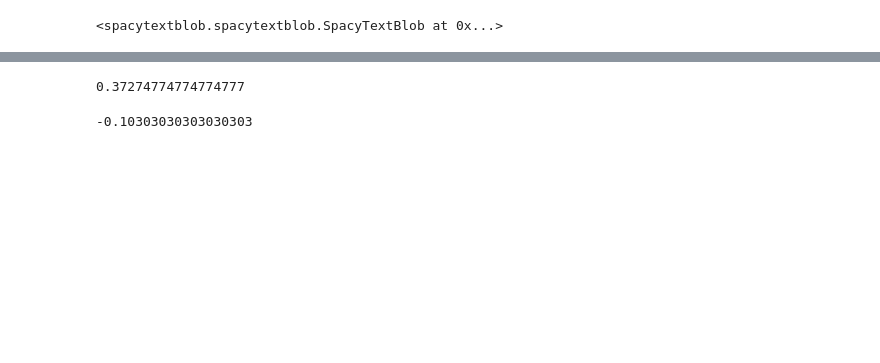
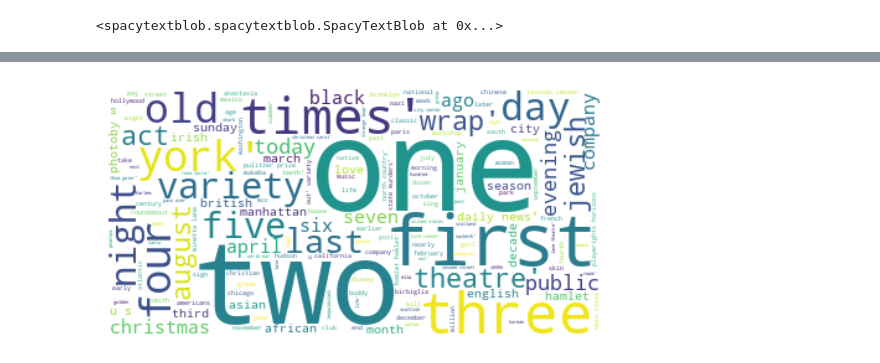
Before and after one commit to kai-tama/Capstone-3, a Jupyter notebook: Notebooks/EDA.ipynb, the cells around one changed output, grey strips where cells are left out. Saved outputs shown, nothing was run; the diff lists cells and outputs as text; code cells hidden in the pictures; blank space fills up the shorter version.

```diff
--- a/Notebooks/EDA.ipynb
+++ b/Notebooks/EDA.ipynb
@@ -143,12 +290,19 @@ def remove_stopwords(text):
+# %%
+def remove_people(text):
+    doc2 = nlp(text)
+    persons = [ent.text for ent in doc2.ents if not ent.label_ == 'PERSON']
+    return ' '.join(persons)
 # %%
-reviews_df['cleaned_text'] = reviews_df['body'].apply(remove_stopwords)
+reviews_df['cleaned_text'] = reviews_df['body'].apply(remove_people)
-# %%
-reviews_df['new_polarity'] = reviews_df['cleaned_text'].apply(get_sentiment)
-# %%
-max(reviews_df.new_polarity)
-# %% [output]
-0.37274774774774777
-# %%
-min(reviews_df.new_polarity)
-# %% [output]
--0.10303030303030303
+# %%
+text = reviews_df.cleaned_text.tolist()
+
+text = ' '.join(text).lower()
+# %%
+wordcloud = WordCloud(stopwords=stopwords, background_color='white').generate(text)
+
+plt.imshow(wordcloud, interpolation='bilinear')
+plt.axis('off')
+plt.show()
+# %% [output]
+[figure, added]
```
Also changed, not shown: parts of 56 cells of this notebook.
